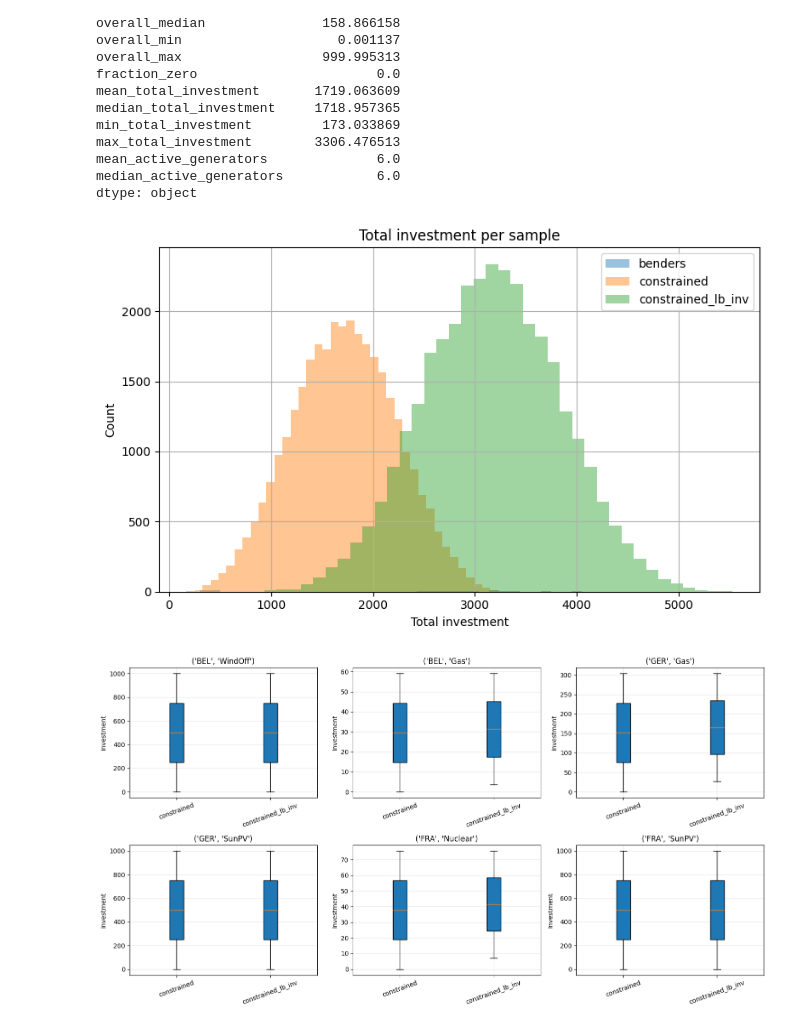
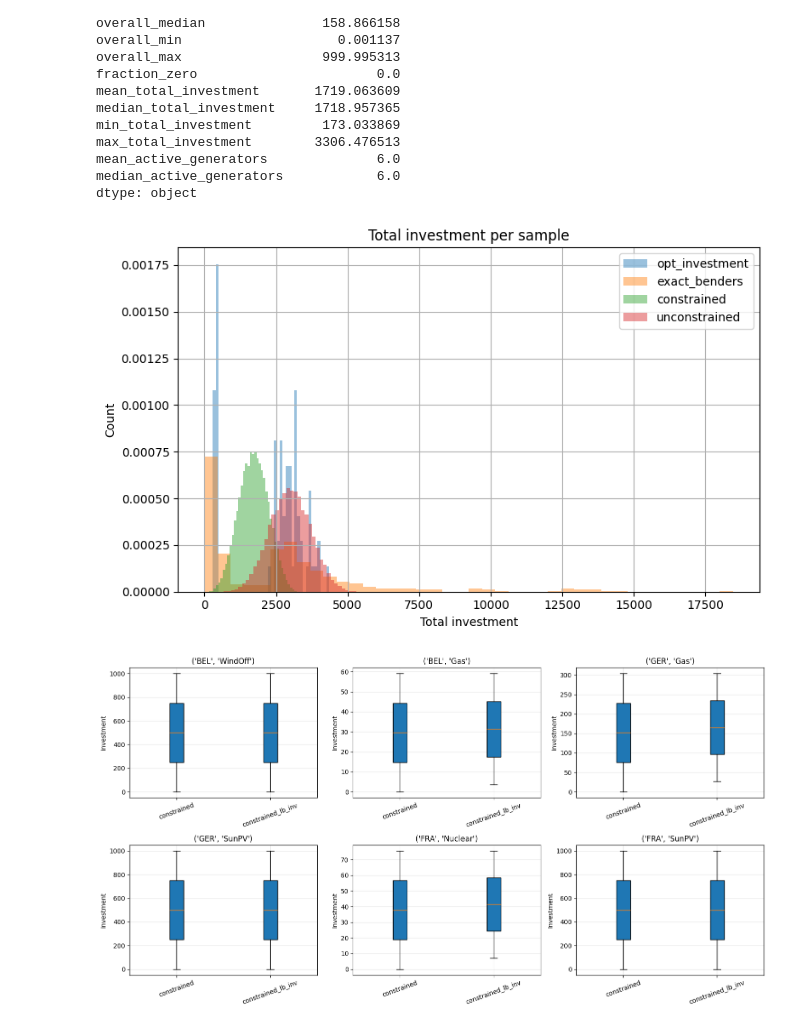
Before and after one commit to PeterrHH/ML-Enhanced-Benders, a Jupyter notebook: data_visualise.ipynb, the cells around one changed output. Saved outputs shown, nothing was run; the diff lists cells and outputs as text; code cells hidden in the pictures.

```diff
--- a/data_visualise.ipynb
+++ b/data_visualise.ipynb
@@ -250,3 +250,27 @@ tensor([99.5735,  0.0000,  0.0000,  ...,  0.0000,  0.0000,  0.0000],
 Apparently, in the Unconstrained data, the unmet demand represent a much lower percentage of the overall cost, meaning learning to produce is the most improatnt thing for most of the cases.
 # %% [markdown]
 ### Load a Benders investment Data to check
+# %%
+# import ast
+# info_csv_path = "outputs/Benders/3Node//experiment_data_sample_duration:120_start_exact:False_exact_refinement:True_run_name:train:0.8_rho:0.5_rhomax:5000_alpha:10_Baseline.csv"
+# benders_df = pd.read_csv(info_csv_path)
+# print(benders_df['investments'])
+# benders_inv = np.array(benders_df["investments"].apply(ast.literal_eval).tolist(), dtype=float)
+# print(benders_inv.shape)   # [num_samples, num_generators]
+import glob
+import ast
+def load_dist_investment(folder_path):
+    # glob all csv files in the folder
+
+    csv_files = glob.glob(os.path.join(folder_path, "*.csv"))
+    inv_list = []
+    for csv_file in csv_files:
+        df = pd.read_csv(csv_file)
+        if "investment" in df.columns:
+            inv_list.extend(df["investment"].apply(ast.literal_eval).tolist())
+    return np.array(inv_list, dtype=float)
+
+
+exact_benders_path = "outputs/Benders/3Node/iter_logs_inexact_refine_Exact_Solve"
+exact_inv = load_dist_investment(folder_path=exact_benders_path)
+exact_inv.shape
@@ -253,7 +279,6 @@ Apparently, in the Unconstrained data, the unmet demand represent a much lower p
 # %%
-import ast
-info_csv_path = "experiment-output/ch7/3nodes/benders_test_data/experiment_data_sample_duration:120_start_exact:False_exact_refinement:True_run_name:train:0.8_rho:0.5_rhomax:5000_alpha:10.csv"
-benders_df = pd.read_csv(info_csv_path)
-print(benders_df['investments'])
-benders_inv = np.array(benders_df["investments"].apply(ast.literal_eval).tolist(), dtype=float)
-print(benders_inv.shape)   # [num_samples, num_generators]
+exact_csv_path = "experiment-output/ch7/3nodes/benders_test_data_exact/experiment_data_sample_duration:120_start_exact:True_exact_refinement:False_run_name:train:0.8_rho:0.5_rhomax:5000_alpha:10.csv"
+exact_benders_df = pd.read_csv(exact_csv_path)
+opt_investment = np.array(exact_benders_df["investments"].apply(ast.literal_eval).tolist(), dtype=float)
+# print(exact_benders_inv.shape)   # [num_samples, num_generators]
+# print(exact_benders_df["investments"].shape)
@@ -432,7 +443,7 @@ def plot_total_investment_hist(investment_sets, bins=40, title="Total investment
     for name, inv in investment_sets.items():
         inv = np.asarray(inv, dtype=float)
         total_inv = inv.sum(axis=1)
-        plt.hist(total_inv, bins=bins, alpha=0.45, label=name)
+        plt.hist(total_inv, bins=bins, alpha=0.45, label=name, density=True)
 
     plt.xlabel("Total investment")
     plt.ylabel("Count")
@@ -443,13 +454,14 @@ def plot_total_investment_hist(investment_sets, bins=40, title="Total investment
     plt.show()
 # %%
 plot_total_investment_hist({
-    "benders": benders_inv,
+    "opt_investment": opt_investment,
+    "exact_benders":exact_inv,
     "constrained": constrained_inv,
-    "constrained_lb_inv": constrained_lb_inv,
-    # "unconstrained": unconstrained_inv,
+    # "constrained_lb_inv": constrained_lb_inv,
+    "unconstrained": unconstrained_inv,
 })
 # %% [output]
-[figure, old version]
+[figure, new version]
 # %%
 import numpy as np
 import matplotlib.pyplot as plt
```
Also changed, not shown: parts of 15 cells of this notebook, 5 other files.
